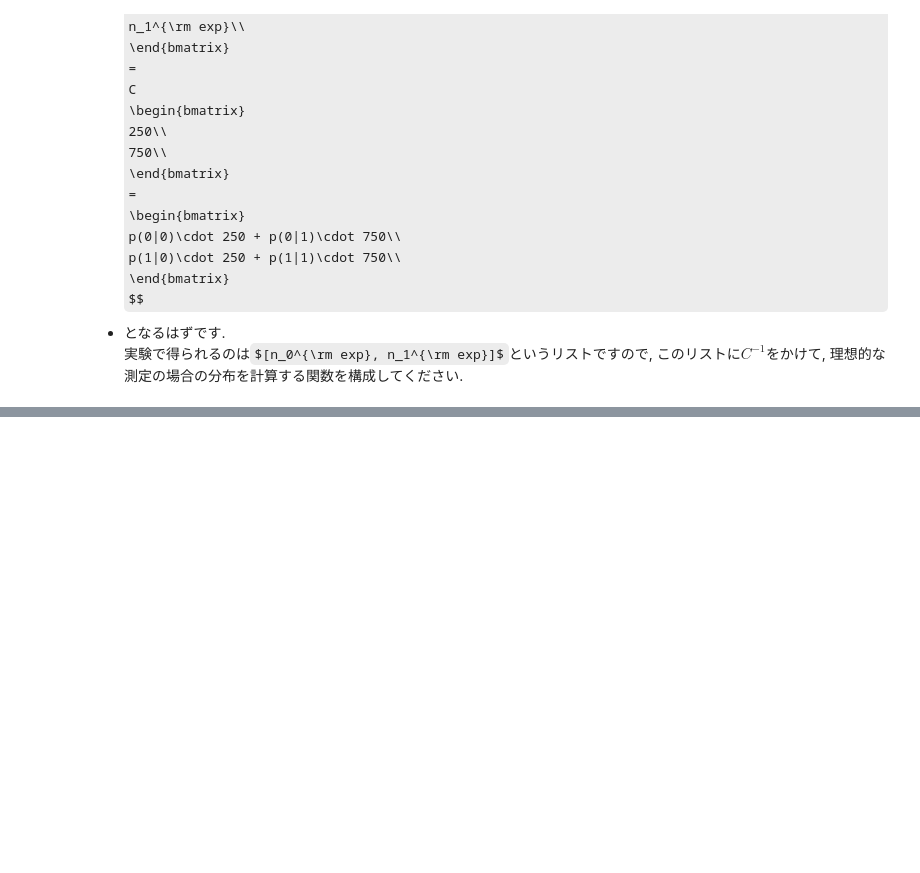
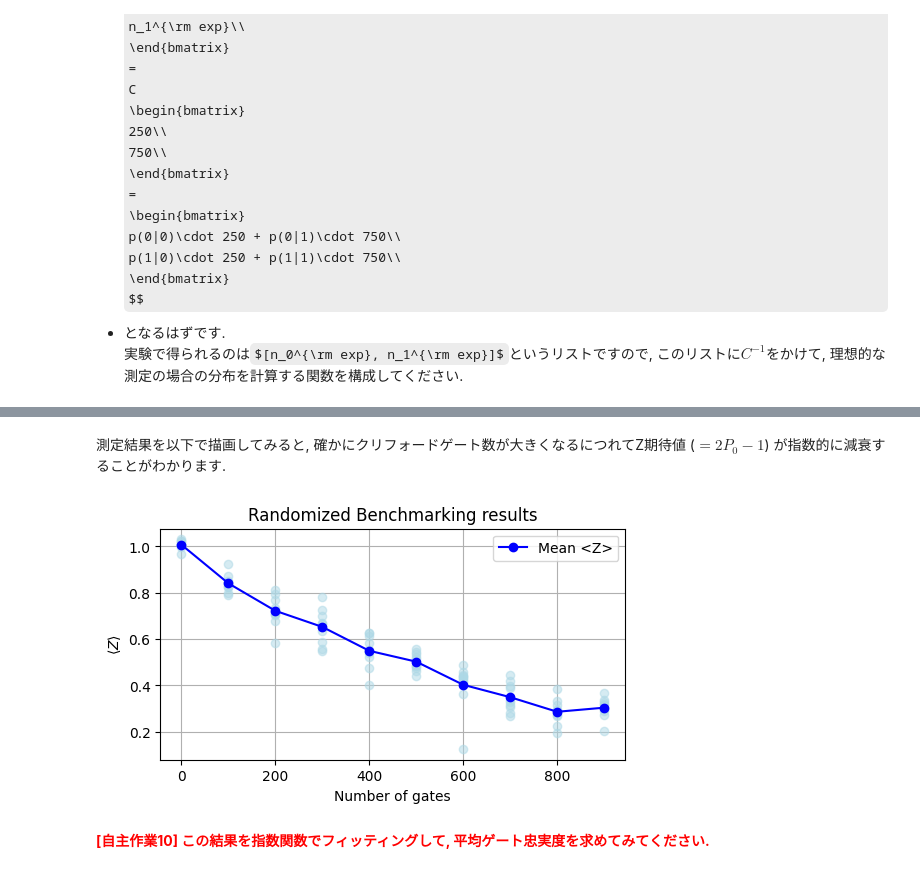
Before and after one commit to orangekame3/oqtopus-sse-pulse, a Jupyter notebook: examples/1Q-calibration_with_calib_note/1Q-calib.ipynb, the cells around one changed output, grey strips where cells are left out. Saved outputs shown, nothing was run; the diff lists cells and outputs as text; code cells hidden in the pictures; some formulas as TeX source; blank space fills up the shorter version.

```diff
--- a/examples/1Q-calibration_with_calib_note/1Q-calib.ipynb
+++ b/examples/1Q-calibration_with_calib_note/1Q-calib.ipynb
@@ -790,0 +882,2 @@ def readout_error_mitigation(counts: list) -> list:
+# %%
+payloads = experiment("1Q-calib-13_RB")
@@ -790,0 +887,41 @@ def readout_error_mitigation(counts: list) -> list:
+# %% [markdown]
+測定結果を以下で描画してみると, 確かにクリフォードゲート数が大きくなるにつれてZ期待値 ($=2P_0-1$) が指数的に減衰することがわかります.
+# %%
+# payloadsから必要なデータを抽出
+n_total_gate_list = payloads[0]["n_total_gate_list"]
+n_repeat = payloads[0]["n_repeat"]
+RB_dict = payloads[0]["RB_data"]
+
+z_exp_dict = {}
+for n_gate in n_total_gate_list:
+
+    z_exp_list = []
+    for repeat_idx in range(n_repeat):
+
+        data_real = RB_dict[str(n_gate)][str(repeat_idx)]['data_real']
+        data_imag = RB_dict[str(n_gate)][str(repeat_idx)]['data_imag']
+        z_exp = z_expectation_value(data_real, data_imag)
+        z_exp_list.append(z_exp)
+
+    z_exp_dict[n_gate] = z_exp_list
+
+
+# グラフ描画
+plt.figure(figsize=(6, 3))
+mean_z_exp_list = []
+for n_gate in n_total_gate_list:
+    z_exp_list = z_exp_dict[n_gate]
+    mean_z_exp = np.mean(z_exp_list)
+    mean_z_exp_list.append(mean_z_exp)
+    plt.plot([n_gate]*len(z_exp_list), z_exp_list, 'o', color='lightblue', alpha=0.5)  # 個々のデータ点
+plt.plot(n_total_gate_list, mean_z_exp_list, 'o-', color='blue', label='Mean <Z>')  # 平均値の線
+plt.xlabel('Number of gates')
+plt.ylabel(r'$\langle Z \rangle$')
+plt.title('Randomized Benchmarking results')
+plt.legend()
+plt.grid(True)
+plt.show()
+# %% [output]
+[figure, added]
+# %% [markdown]
+<span style="color: red; ">**[自主作業10] この結果を指数関数でフィッティングして, 平均ゲート忠実度を求めてみてください.**</span>
```
Also changed, not shown: parts of 27 cells of this notebook, 13 other files.
